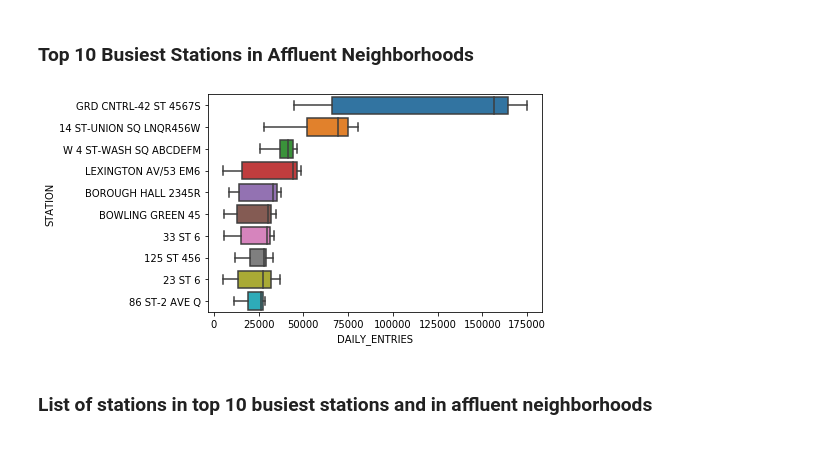
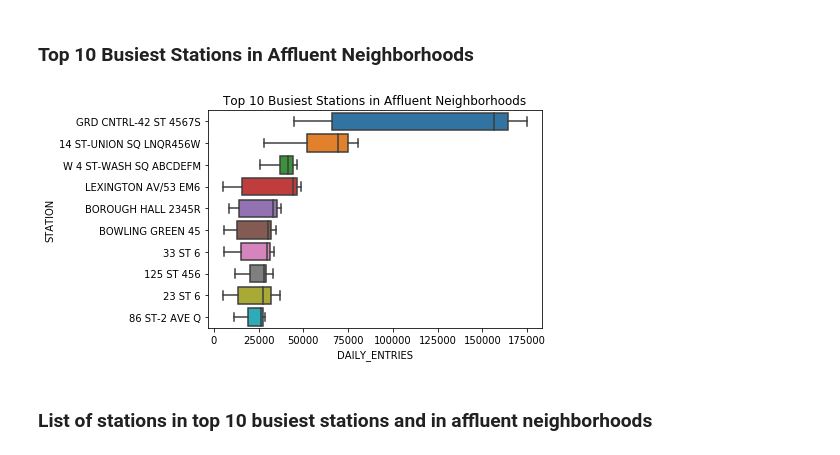
Before and after one commit to njaffe/Volunteer_placement_linear_regression, a Jupyter notebook: Clean_code_project_1.ipynb, the cells around one changed output. Cells and saved outputs as stored; diff of their text form; code cells hidden in the pictures.

```diff
--- a/Clean_code_project_1.ipynb
+++ b/Clean_code_project_1.ipynb
@@ -640,10 +601,10 @@ bougie_top10 = \
 # %%
 # Generates a box plot showing the top 10 busiest stations in affluent neighborhoods
 sns.boxplot(x='DAILY_ENTRIES', y='STATION', \
             data=bougie_stations[bougie_stations['STATION'].isin(bougie_top10)], \
-            order = bougie_top10, showfliers = False);
+            order = bougie_top10, showfliers = False).set_title('Top 10 Busiest Stations in Affluent Neighborhoods');
 # %% [output]
-[figure, old version]
+[figure, new version]
 # %% [markdown]
 ### List of stations in top 10 busiest stations and  in affluent neighborhoods
 # %%
```
Also changed, not shown: parts of 14 cells of this notebook.
